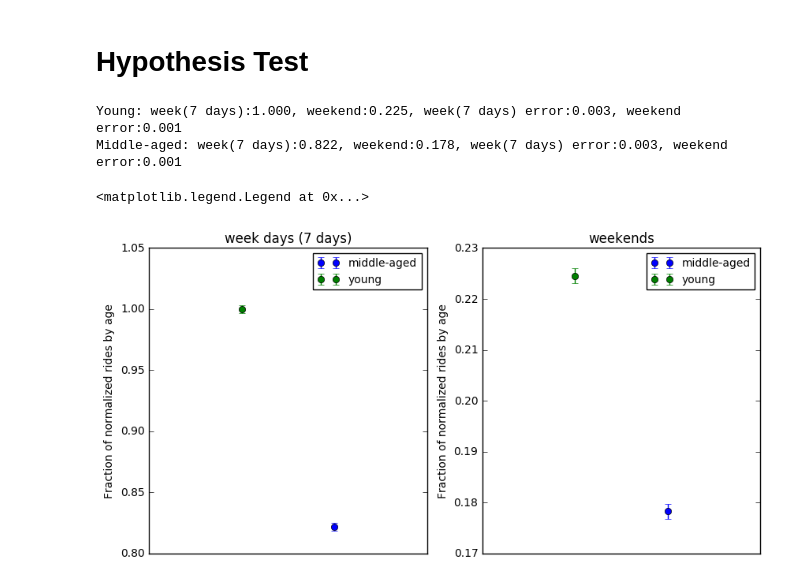
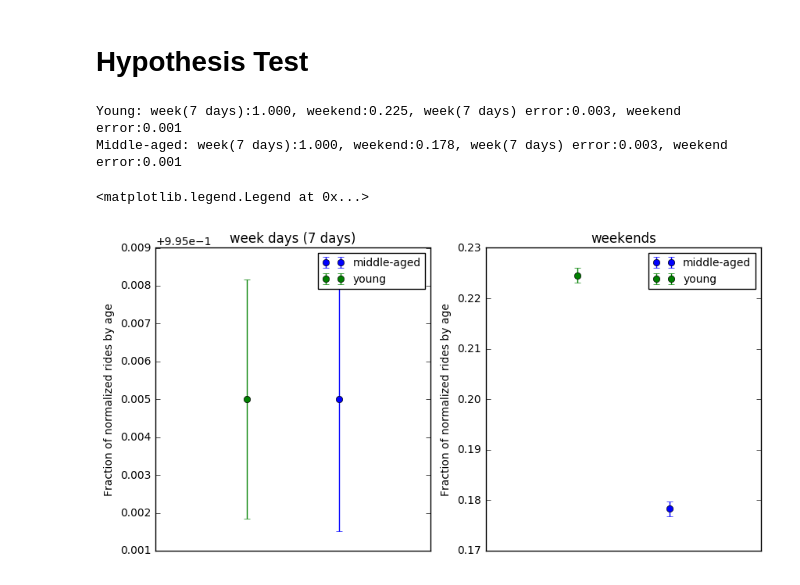
Before and after one commit to djfan/PUI2016_df1676, a Jupyter notebook: HW3_df1676/HW3_2_df1676.ipynb, the cells around one changed output. Drawn from its saved outputs; the diff is of its cells as text; code cells hidden in the pictures.

```diff
--- a/HW3_df1676/HW3_2_df1676.ipynb
+++ b/HW3_df1676/HW3_2_df1676.ipynb
@@ -198,34 +200,34 @@ week_y = sum(counts_y[:]) * 1.0 / norm_y
 weekend_y = sum(counts_y[-2:]) * 1.0 / norm_y
 eweek_y = np.sqrt(sum(error_y[:]**2)) / norm_y
 eweekend_y = np.sqrt(sum(error_y[-2:]**2)) / norm_y
 
-week_m = sum(counts_m[:-2]) * 1.0 / norm_m
+week_m = sum(counts_m[:]) * 1.0 / norm_m
 weekend_m = sum(counts_m[-2:]) * 1.0 / norm_m
-eweek_m = np.sqrt(sum(error_m[:-2]**2)) / norm_m
+eweek_m = np.sqrt(sum(error_m[:]**2)) / norm_m
 eweekend_m = np.sqrt(sum(error_m[-2:]**2)) / norm_m
 
 print("Young: week(7 days):{0:.3f}, weekend:{1:.3f}, week(7 days) error:{2:.3f}, weekend error:{3:.3f}".format(
         week_y, weekend_y, eweek_y, eweekend_y))
 print("Middle-aged: week(7 days):{0:.3f}, weekend:{1:.3f}, week(7 days) error:{2:.3f}, weekend error:{3:.3f}"\
       .format(week_m, weekend_m, eweek_m, eweekend_m))
 
 ax1.errorbar([0.4], [week_m], yerr=[eweek_m], fmt='o', label='middle-aged')
 ax1.errorbar([0.2], [week_y], yerr=[eweek_y], fmt='o', label='young')
 ax1.set_xlim(0, 0.6)
 ax2.errorbar([0.4], [weekend_m], yerr=[eweekend_m], fmt='o', label='middle-aged')
 ax2.errorbar([0.2], [weekend_y], yerr=[eweekend_y], fmt='o', label='young')
 ax2.set_xlim(0, 0.6)
 
 ax1.set_title("week days (7 days)")
 ax2.set_title("weekends")
 ax2.set_ylabel("Fraction of normalized rides by age")
 ax1.set_ylabel("Fraction of normalized rides by age")
 
 #pl.xlim(-0.5, 1.5)
 ax1.legend(fontsize = 10)
 ax2.legend(fontsize = 10)
 # %% [output]
 Young: week(7 days):1.000, weekend:0.225, week(7 days) error:0.003, weekend error:0.001
-Middle-aged: week(7 days):0.822, weekend:0.178, week(7 days) error:0.003, weekend error:0.001
+Middle-aged: week(7 days):1.000, weekend:0.178, week(7 days) error:0.003, weekend error:0.001
 <matplotlib.legend.Legend at 0x...>
-[figure, old version]
+[figure, new version]
```
Also changed, not shown: parts of 2 cells of this notebook.
